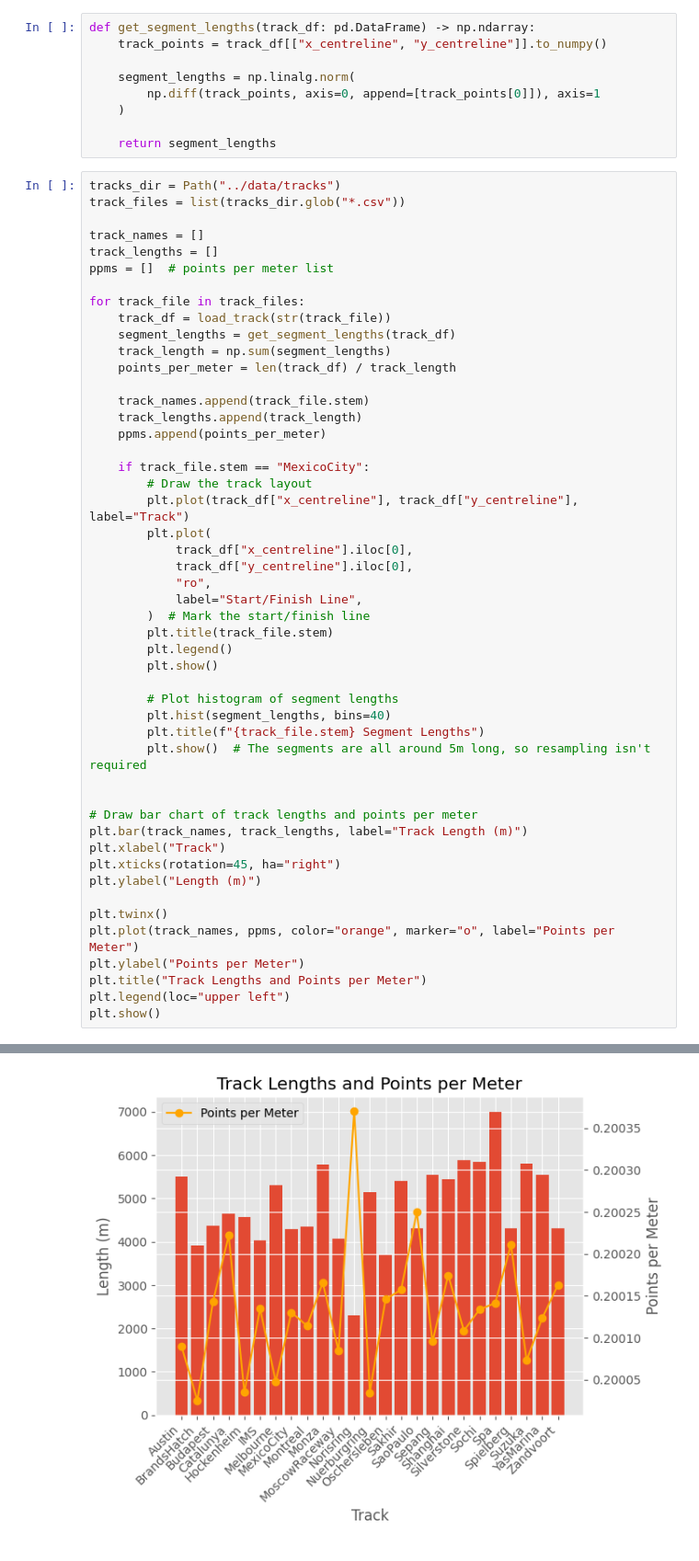
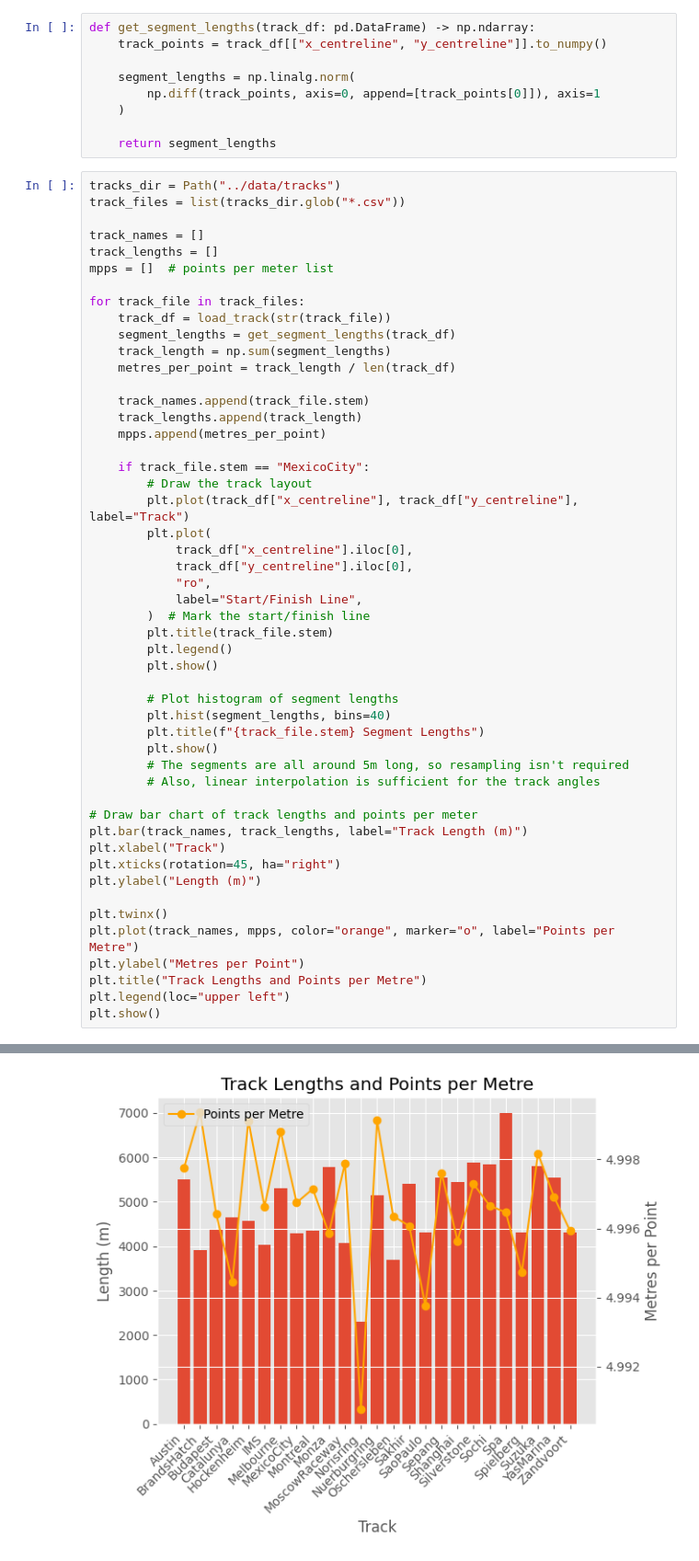
Before and after one commit to tshr-k/rl-vehicle-driver, a Jupyter notebook: notebooks/tracks.ipynb, the cells around one changed output, grey strips where cells are left out. Shown at 92% size. Saved outputs shown, nothing was run; the diff lists cells and outputs as text.

```diff
--- a/notebooks/tracks.ipynb
+++ b/notebooks/tracks.ipynb
@@ -26,50 +27,51 @@ track_files = list(tracks_dir.glob("*.csv"))
 
 track_names = []
 track_lengths = []
-ppms = []  # points per meter list
+mpps = []  # points per meter list
 
 for track_file in track_files:
     track_df = load_track(str(track_file))
     segment_lengths = get_segment_lengths(track_df)
     track_length = np.sum(segment_lengths)
-    points_per_meter = len(track_df) / track_length
+    metres_per_point = track_length / len(track_df)
 
     track_names.append(track_file.stem)
     track_lengths.append(track_length)
-    ppms.append(points_per_meter)
+    mpps.append(metres_per_point)
 
     if track_file.stem == "MexicoCity":
         # Draw the track layout
         plt.plot(track_df["x_centreline"], track_df["y_centreline"], label="Track")
         plt.plot(
             track_df["x_centreline"].iloc[0],
             track_df["y_centreline"].iloc[0],
             "ro",
             label="Start/Finish Line",
         )  # Mark the start/finish line
         plt.title(track_file.stem)
         plt.legend()
         plt.show()
 
         # Plot histogram of segment lengths
         plt.hist(segment_lengths, bins=40)
         plt.title(f"{track_file.stem} Segment Lengths")
-        plt.show()  # The segments are all around 5m long, so resampling isn't required
-
+        plt.show()
+        # The segments are all around 5m long, so resampling isn't required
+        # Also, linear interpolation is sufficient for the track angles
 
 # Draw bar chart of track lengths and points per meter
 plt.bar(track_names, track_lengths, label="Track Length (m)")
 plt.xlabel("Track")
 plt.xticks(rotation=45, ha="right")
 plt.ylabel("Length (m)")
 
 plt.twinx()
-plt.plot(track_names, ppms, color="orange", marker="o", label="Points per Meter")
-plt.ylabel("Points per Meter")
-plt.title("Track Lengths and Points per Meter")
+plt.plot(track_names, mpps, color="orange", marker="o", label="Points per Metre")
+plt.ylabel("Metres per Point")
+plt.title("Track Lengths and Points per Metre")
 plt.legend(loc="upper left")
 plt.show()
 # %% [output]
 [figure]
 [figure]
-[figure, old version]
+[figure, new version]
```
Also changed, not shown: parts of 1 cell of this notebook, 2 other files.
